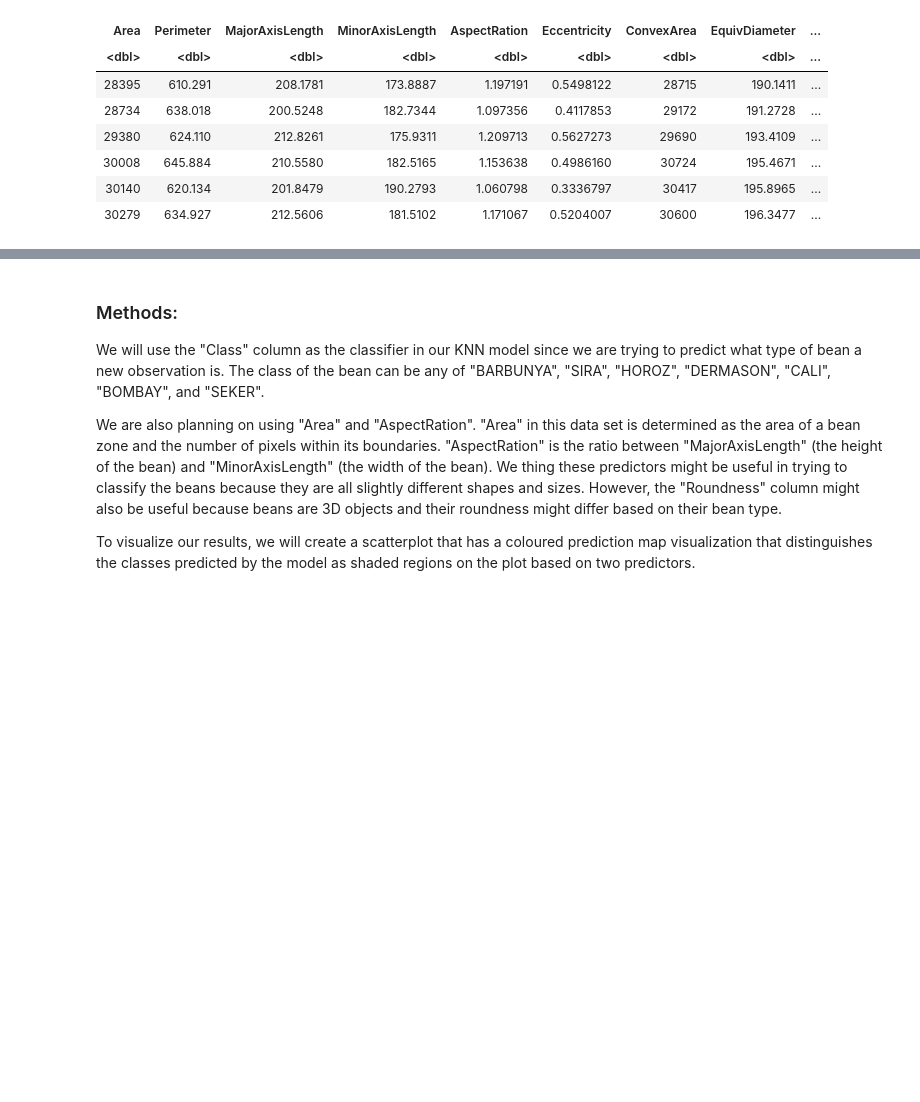
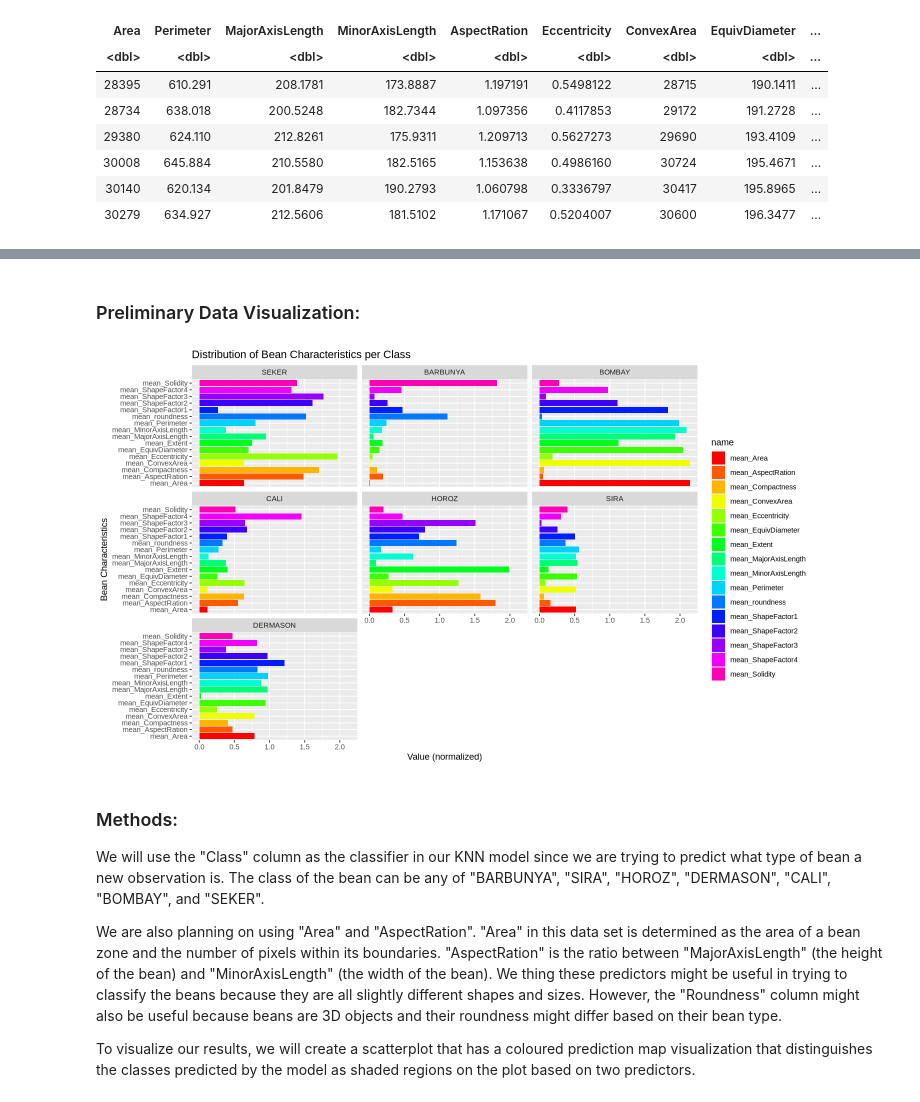
Before and after one commit to Mark20050713/group_18, a Jupyter notebook: project_proposal.ipynb, the cells around one changed output, grey strips where cells are left out. Cells and saved outputs as stored; diff of their text form; code cells hidden in the pictures; blank space fills up the shorter version.

Commit message:
Finished the exploratory data analysis
- Split the dataset into training and testing sets

-  Summarize the training dataset in a table.

-  Visualize the training dataset with plots

```diff
--- a/project_proposal.ipynb
+++ b/project_proposal.ipynb
@@ -74,0 +80,18 @@ A tibble: 6 × 17
+# %%
+
+# Split the dataset into training and testing sets.
+bean_split <- initial_split(bean_data_tidy, prop = 0.75, strata = Class)
+
+bean_training_data <- training(bean_split)
+bean_testing_data <- testing(bean_split)
+
+
+# Summarize the training dataset in a table.
+
+
+bean_summary <- bean_training_data |>
+    group_by(Class) |>
+    summarize(count = n(), across(everything(), median)) |>
+   rename_with(~ paste0("mean_", .), -Class, -count)
+
+bean_summary
@@ -75,3 +109,36 @@ A tibble: 6 × 17
+# %% [markdown]
+### Preliminary Data Visualization:
+# %%
+rainbow_colors <- rainbow(17)
+
+
+
+# Visualize the training dataset with a plot.
+options(repr.plot.width = 12, repr.plot.height = 7)
+
+bean_summary_classes <- bean_summary |>
+    select(Class)
+
+bean_summary_norms <- bean_summary |>
+    select(all_of(VARIABLES)) |>
+    mutate(across(everything(), scale)) |>
+    mutate(across(everything(), abs))
+
+bean_summary_long <- bind_cols(bean_summary_classes, bean_summary_norms) |>
+    pivot_longer(cols = -Class, names_to = "name", values_to = "value")
+
+bean_visualization <- bean_summary_long |>
+    ggplot(aes(x = name, y = value, fill = name)) +
+        geom_bar(stat = "identity") +
+        facet_wrap(~Class, ncol = 3) +
+        labs(x = "Bean Characteristics", y = "Value (normalized)", title = "Distribution of Bean Characteristics per Class") +
+       theme(axis.text.y = element_text(angle = 0, hjust = 1)) +
+         scale_fill_manual(values = rainbow_colors) +
+        coord_flip()
+
+bean_visualization
+# %% [output]
+[figure, added]
 # %% [markdown]
 ### Methods:
 We will use the "Class" column as the classifier in our KNN model since we are trying to predict what type of bean a new observation is. The class of the bean can be any of "BARBUNYA", "SIRA", "HOROZ", "DERMASON", "CALI", "BOMBAY", and "SEKER".
```
Also changed, not shown: parts of 3 cells of this notebook.
